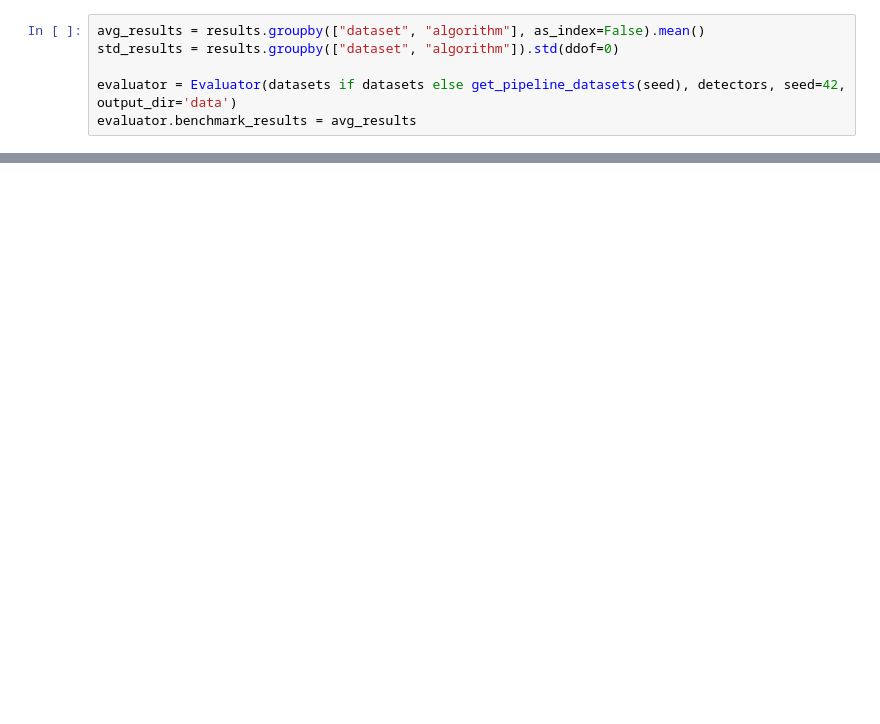
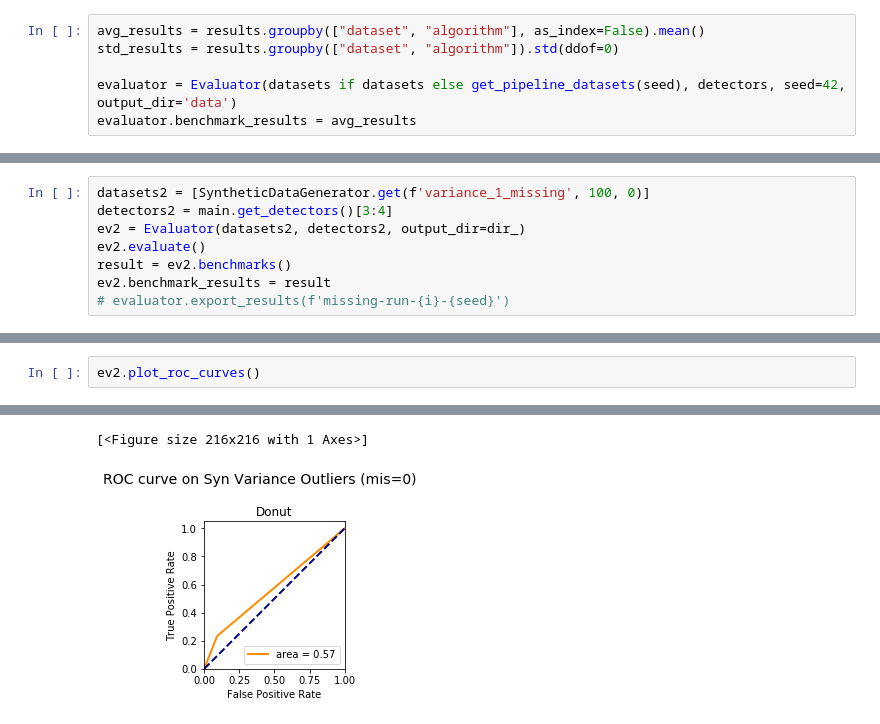
Before and after one commit to KDD-OpenSource/DeepADoTS, a Jupyter notebook: notebooks/3.1-tk-plot-missing.ipynb, the cells around one changed output, grey strips where cells are left out. Saved outputs shown, nothing was run; the diff lists cells and outputs as text; blank space fills up the shorter version.

```diff
--- a/notebooks/3.1-tk-plot-missing.ipynb
+++ b/notebooks/3.1-tk-plot-missing.ipynb
@@ -102,0 +129,8 @@ fig = evaluator2.plot_experiment_comparison('Missing')
+# %%
+datasets2 = [SyntheticDataGenerator.get(f'variance_1_missing', 100, 0)]
+detectors2 = main.get_detectors()[3:4]
+ev2 = Evaluator(datasets2, detectors2, output_dir=dir_)
+ev2.evaluate()
+result = ev2.benchmarks()
+ev2.benchmark_results = result
+# evaluator.export_results(f'missing-run-{i}-{seed}')
@@ -102,0 +144,3 @@ fig = evaluator2.plot_experiment_comparison('Missing')
+# %%
+ev2.plot_roc_curves()
+# %% [output]
@@ -102,0 +149,2 @@ fig = evaluator2.plot_experiment_comparison('Missing')
+[<Figure size 216x216 with 1 Axes>]
+[figure, added]
```
Also changed, not shown: parts of 16 cells of this notebook, 3 other files.
